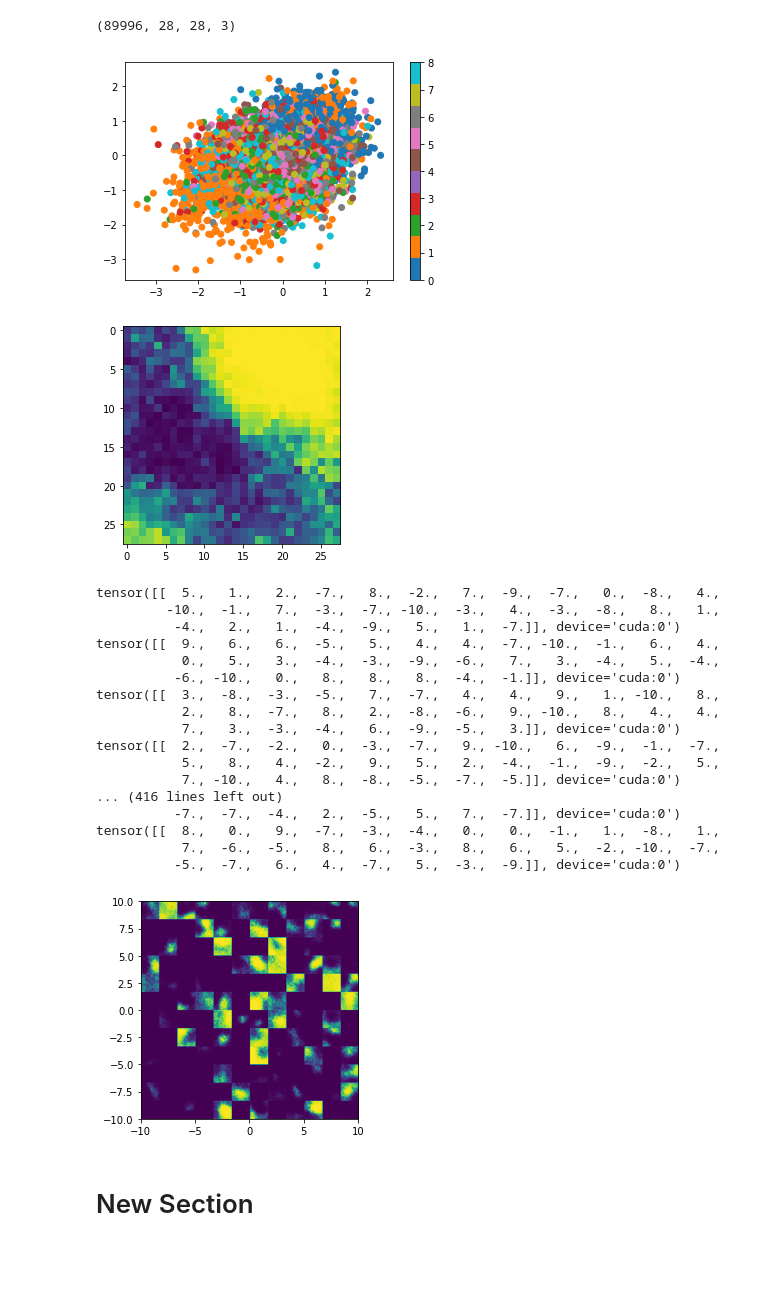
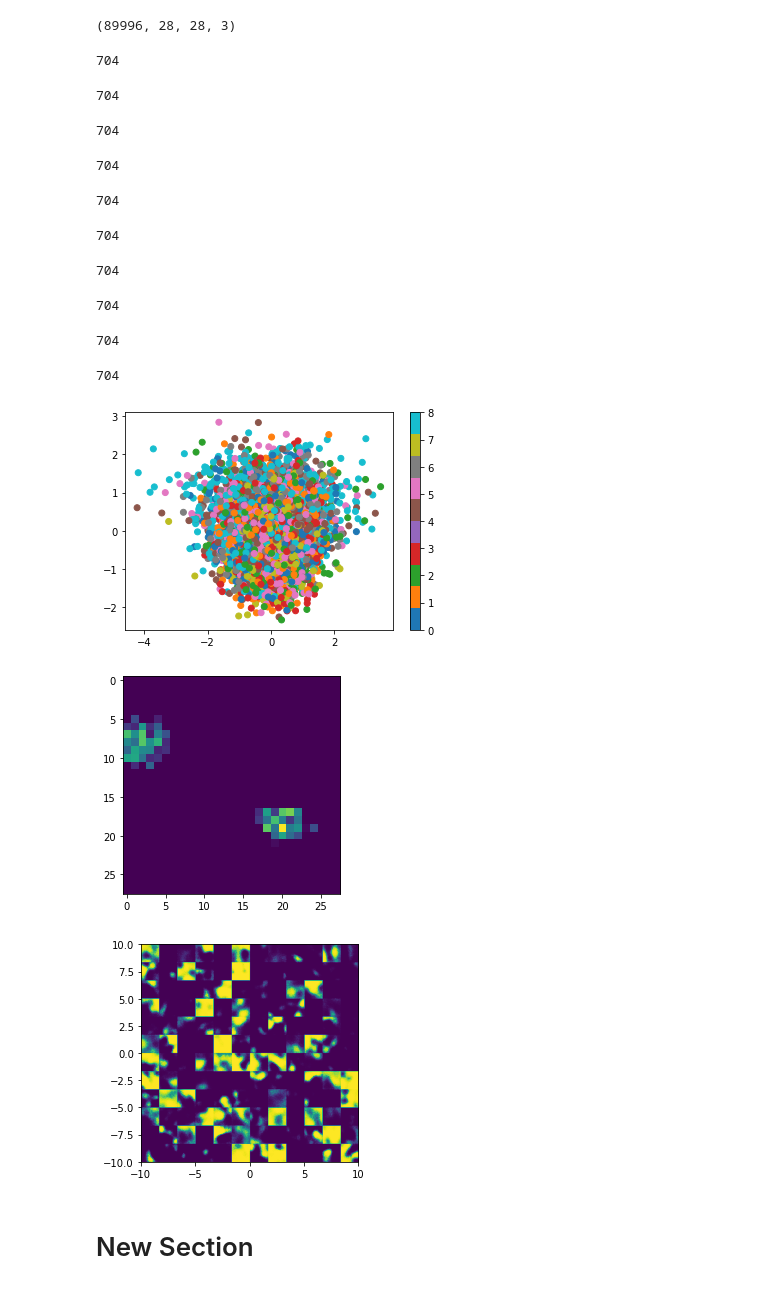
Before and after one commit to RuHae/TGM_Project, a Jupyter notebook: Samples/TGM_investigation.ipynb, the cells around one changed output. Cells and saved outputs as stored; diff of their text form; code cells hidden in the pictures; blank space fills up the shorter version.

```diff
--- a/Samples/TGM_investigation.ipynb
+++ b/Samples/TGM_investigation.ipynb
@@ -116,7 +118,7 @@ class Decoder(nn.Module):
 
     def forward(self, z):
         z = F.relu(self.linear1(z))
-        z = torch.sigmoid(self.linear2(z))
+        z = torch.relu(self.linear2(z))
         return z.reshape((-1, 1, 28, 28))
 
 
@@ -136,7 +138,7 @@ def train(autoencoder, data, epochs=5, lr=0.001):
     opt = torch.optim.Adam(autoencoder.parameters(), lr=lr)
     for epoch in range(epochs):
         i = 0
-        for x, y in data:
+        for x, y in tqdm(data):
             # if i > nsamples:
             #     break
             i= i + 1
@@ -151,11 +153,21 @@ def train(autoencoder, data, epochs=5, lr=0.001):
 # %%
 latent_dims = 32 #hyperparameter we can optimze?
 vae = VariationalAutoencoder(latent_dims).to(device) # GPU
 
-vae = train(vae, train_loader, lr=0.0001)
+vae = train(vae, train_loader, lr=0.0001, epochs=10)
 plot_latent(vae, train_loader)
 # %% [output]
+704
+704
+704
+704
+704
+704
+704
+704
+704
+704
-[figure, old version]
+[figure, new version]
 # %%
 z = torch.randint(-10,10, (1,latent_dims), dtype=torch.float, device=device)
 img = vae.decoder.forward(z)
@@ -163,27 +175,10 @@ img = vae.decoder.forward(z)
 plt.imshow(img.cpu().detach().numpy()[0,0])
 plt.show()
 # %% [output]
-[figure, old version]
+[figure, new version]
 # %%
 plot_reconstructed(vae, r0=(-10, 10), r1=(-10, 10), latent_dim=latent_dims)
 # %% [output]
-tensor([[  5.,   1.,   2.,  -7.,   8.,  -2.,   7.,  -9.,  -7.,   0.,  -8.,   4.,
-         -10.,  -1.,   7.,  -3.,  -7., -10.,  -3.,   4.,  -3.,  -8.,   8.,   1.,
-          -4.,   2.,   1.,  -4.,  -9.,   5.,   1.,  -7.]], device='cuda:0')
-tensor([[  9.,   6.,   6.,  -5.,   5.,   4.,   4.,  -7., -10.,  -1.,   6.,   4.,
-           0.,   5.,   3.,  -4.,  -3.,  -9.,  -6.,   7.,   3.,  -4.,   5.,  -4.,
-          -6., -10.,   0.,   8.,   8.,   8.,  -4.,  -1.]], device='cuda:0')
-tensor([[  3.,  -8.,  -3.,  -5.,   7.,  -7.,   4.,   4.,   9.,   1., -10.,   8.,
-           2.,   8.,  -7.,   8.,   2.,  -8.,  -6.,   9., -10.,   8.,   4.,   4.,
-           7.,   3.,  -3.,  -4.,   6.,  -9.,  -5.,   3.]], device='cuda:0')
-tensor([[  2.,  -7.,  -2.,   0.,  -3.,  -7.,   9., -10.,   6.,  -9.,  -1.,  -7.,
-           5.,   8.,   4.,  -2.,   9.,   5.,   2.,  -4.,  -1.,  -9.,  -2.,   5.,
-           7., -10.,   4.,   8.,  -8.,  -5.,  -7.,  -5.]], device='cuda:0')
-... (416 lines left out)
-          -7.,  -7.,  -4.,   2.,  -5.,   5.,   7.,  -7.]], device='cuda:0')
-tensor([[  8.,   0.,   9.,  -7.,  -3.,  -4.,   0.,   0.,  -1.,   1.,  -8.,   1.,
-           7.,  -6.,  -5.,   8.,   6.,  -3.,   8.,   6.,   5.,  -2., -10.,  -7.,
-          -5.,  -7.,   6.,   4.,  -7.,   5.,  -3.,  -9.]], device='cuda:0')
-[figure, old version]
+[figure, new version]
 # %% [markdown]
 # New Section
```
Also changed, not shown: parts of 1 cell of this notebook, 3 other files.
